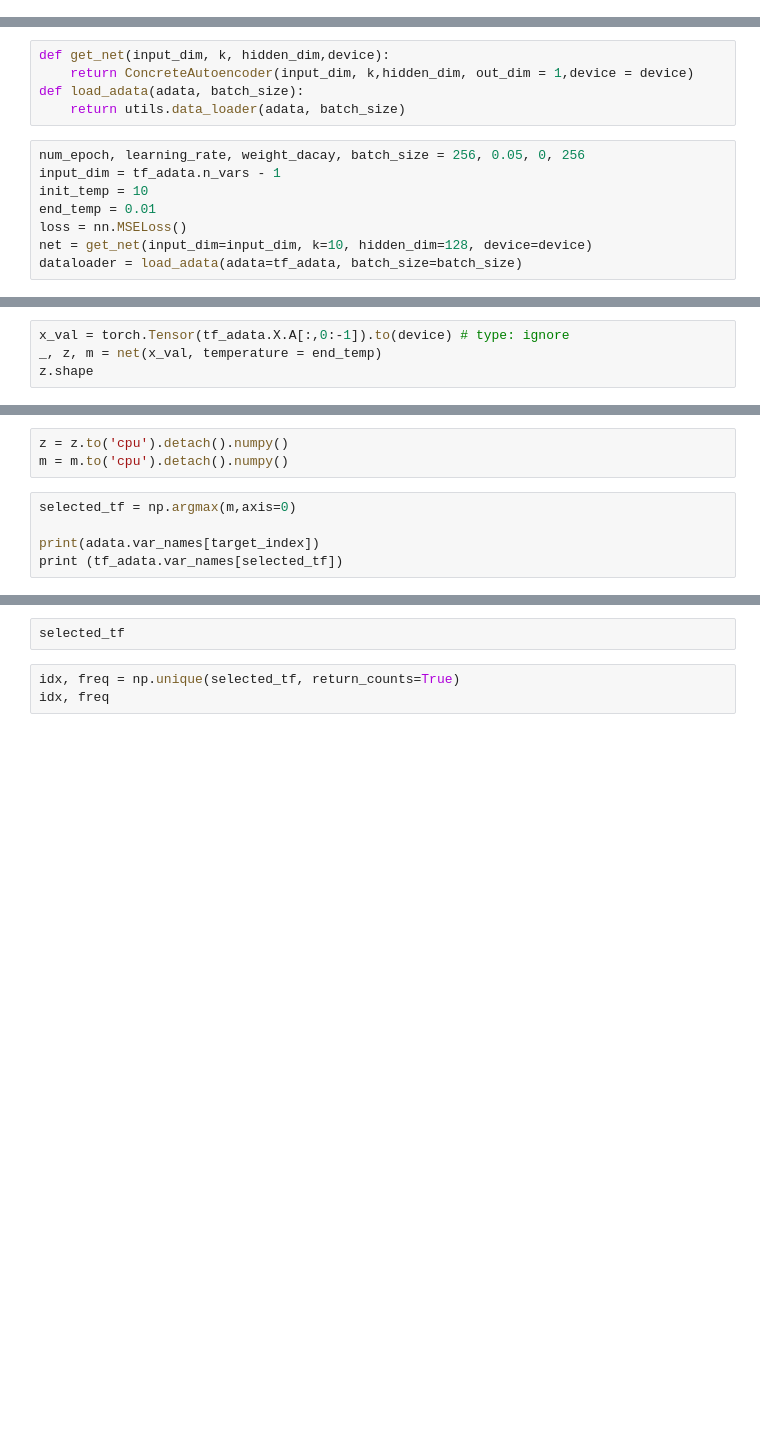
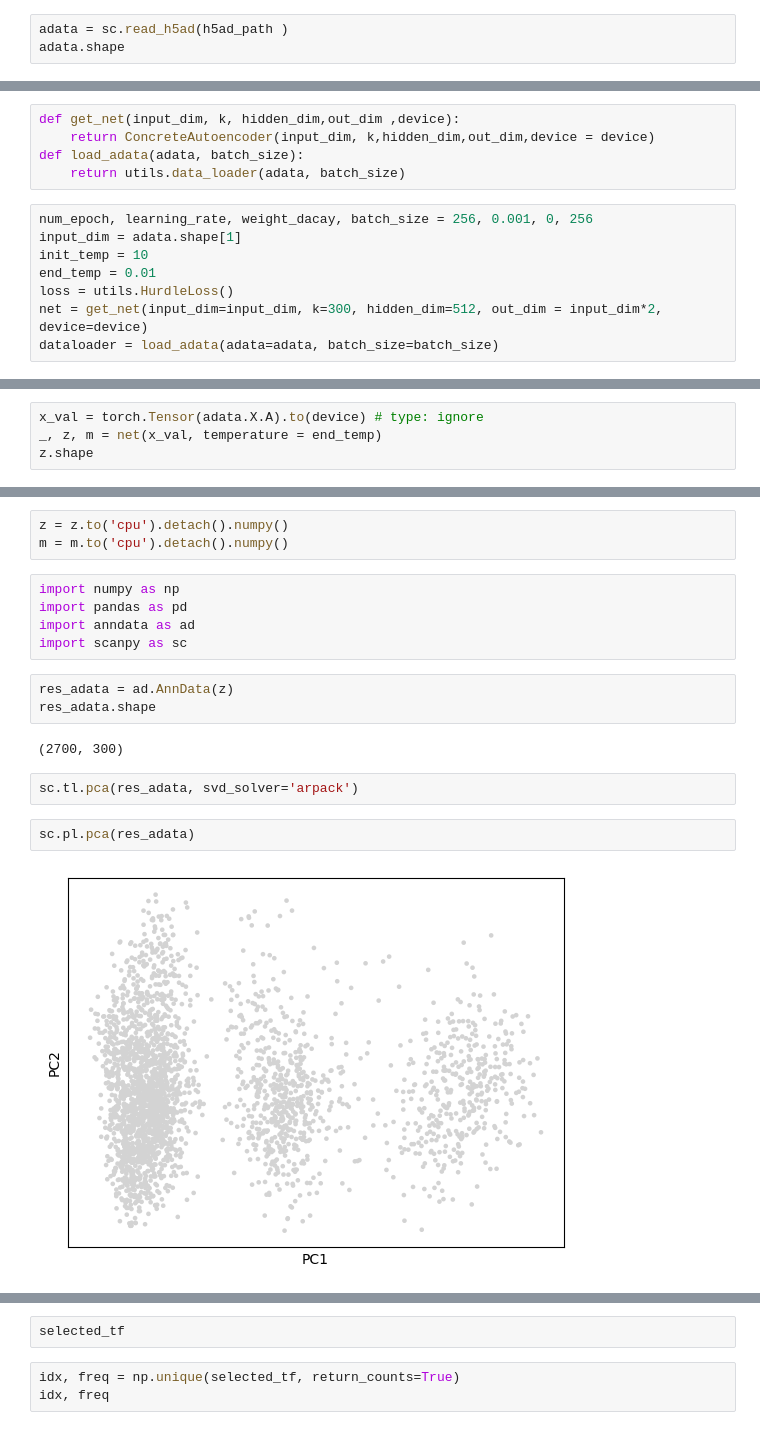
Before and after one commit to Khadaq2001/Concrete, a Jupyter notebook: src/main.ipynb, the cells around one changed output, grey strips where cells are left out. Cells and saved outputs as stored; diff of their text form; blank space fills up the shorter version.

```diff
--- a/src/main.ipynb
+++ b/src/main.ipynb
@@ -30,0 +17,3 @@ target_index
+# %%
+adata = sc.read_h5ad(h5ad_path )
+adata.shape
@@ -42,16 +27,16 @@ View of AnnData object with n_obs × n_vars = 2700 × 1
 # %%
-def get_net(input_dim, k, hidden_dim,device):
-    return ConcreteAutoencoder(input_dim, k,hidden_dim, out_dim = 1,device = device)
+def get_net(input_dim, k, hidden_dim,out_dim ,device):
+    return ConcreteAutoencoder(input_dim, k,hidden_dim,out_dim,device = device)
 def load_adata(adata, batch_size):
     return utils.data_loader(adata, batch_size)
 # %%
-num_epoch, learning_rate, weight_dacay, batch_size = 256, 0.05, 0, 256
-input_dim = tf_adata.n_vars - 1
+num_epoch, learning_rate, weight_dacay, batch_size = 256, 0.001, 0, 256
+input_dim = adata.shape[1]
 init_temp = 10
 end_temp = 0.01
-loss = nn.MSELoss()
-net = get_net(input_dim=input_dim, k=10, hidden_dim=128, device=device)
-dataloader = load_adata(adata=tf_adata, batch_size=batch_size)
+loss = utils.HurdleLoss()
+net = get_net(input_dim=input_dim, k=300, hidden_dim=512, out_dim = input_dim*2, device=device)
+dataloader = load_adata(adata=adata, batch_size=batch_size)
 # %%
 concrete_trainer(net=net, loss=loss, dataloader=dataloader,
       num_epoch=num_epoch, learning_rate=learning_rate,
@@ -60,4 +63,4 @@ concrete_trainer(net=net, loss=loss, dataloader=dataloader,
 # %%
-x_val = torch.Tensor(tf_adata.X.A[:,0:-1]).to(device) # type: ignore
+x_val = torch.Tensor(adata.X.A).to(device) # type: ignore
 _, z, m = net(x_val, temperature = end_temp)
 z.shape
@@ -64,8 +69,19 @@ z.shape
 # %%
 z = z.to('cpu').detach().numpy()
 m = m.to('cpu').detach().numpy()
-# %%
-selected_tf = np.argmax(m,axis=0)
-
-print(adata.var_names[target_index])
-print (tf_adata.var_names[selected_tf])
+# %%
+import numpy as np
+import pandas as pd
+import anndata as ad
+import scanpy as sc
+# %%
+res_adata = ad.AnnData(z)
+res_adata.shape
+# %% [output]
+(2700, 300)
+# %%
+sc.tl.pca(res_adata, svd_solver='arpack')
+# %%
+sc.pl.pca(res_adata)
+# %% [output]
+[figure, added]
```
Also changed, not shown: parts of 21 cells of this notebook, 3 other files.
